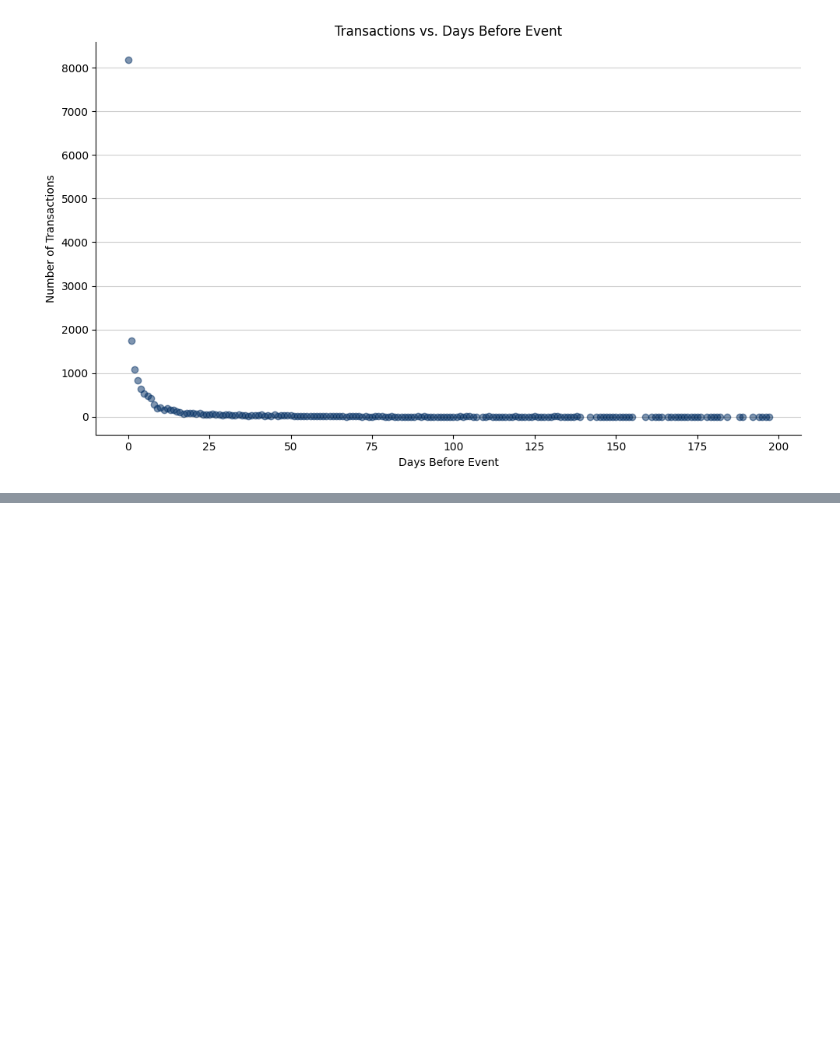
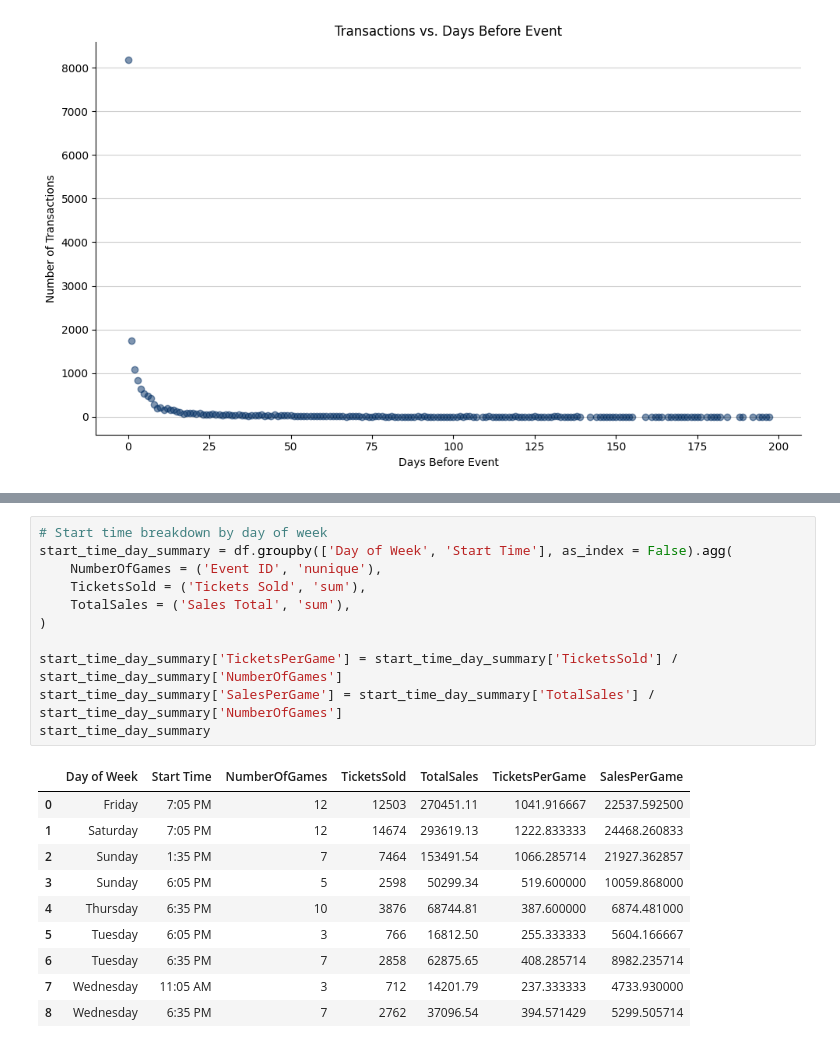
Before and after one commit to brianhockett/FredNats-TicketPricing, a Jupyter notebook: TR_EDA.ipynb, the cells around one changed output, grey strips where cells are left out. Saved outputs shown, nothing was run; the diff lists cells and outputs as text; blank space fills up the shorter version.

```diff
--- a/TR_EDA.ipynb
+++ b/TR_EDA.ipynb
@@ -118,0 +158,22 @@ plt.show()
+# %%
+# Start time breakdown by day of week
+start_time_day_summary = df.groupby(['Day of Week', 'Start Time'], as_index = False).agg(
+    NumberOfGames = ('Event ID', 'nunique'),
+    TicketsSold = ('Tickets Sold', 'sum'),
+    TotalSales = ('Sales Total', 'sum'),
+)
+
+start_time_day_summary['TicketsPerGame'] = start_time_day_summary['TicketsSold'] / start_time_day_summary['NumberOfGames']
+start_time_day_summary['SalesPerGame'] = start_time_day_summary['TotalSales'] / start_time_day_summary['NumberOfGames']
+start_time_day_summary
+# %% [output]
+|  | Day of Week | Start Time | NumberOfGames | TicketsSold | TotalSales | TicketsPerGame | SalesPerGame |
+| 0 | Friday | 7:05 PM | 12 | 12503 | 270451.11 | 1041.916667 | 22537.592500 |
+| 1 | Saturday | 7:05 PM | 12 | 14674 | 293619.13 | 1222.833333 | 24468.260833 |
+| 2 | Sunday | 1:35 PM | 7 | 7464 | 153491.54 | 1066.285714 | 21927.362857 |
+| 3 | Sunday | 6:05 PM | 5 | 2598 | 50299.34 | 519.600000 | 10059.868000 |
+| 4 | Thursday | 6:35 PM | 10 | 3876 | 68744.81 | 387.600000 | 6874.481000 |
+| 5 | Tuesday | 6:05 PM | 3 | 766 | 16812.50 | 255.333333 | 5604.166667 |
+| 6 | Tuesday | 6:35 PM | 7 | 2858 | 62875.65 | 408.285714 | 8982.235714 |
+| 7 | Wednesday | 11:05 AM | 3 | 712 | 14201.79 | 237.333333 | 4733.930000 |
+| 8 | Wednesday | 6:35 PM | 7 | 2762 | 37096.54 | 394.571429 | 5299.505714 |
```
Also changed, not shown: parts of 4 cells of this notebook, 1 other file.
